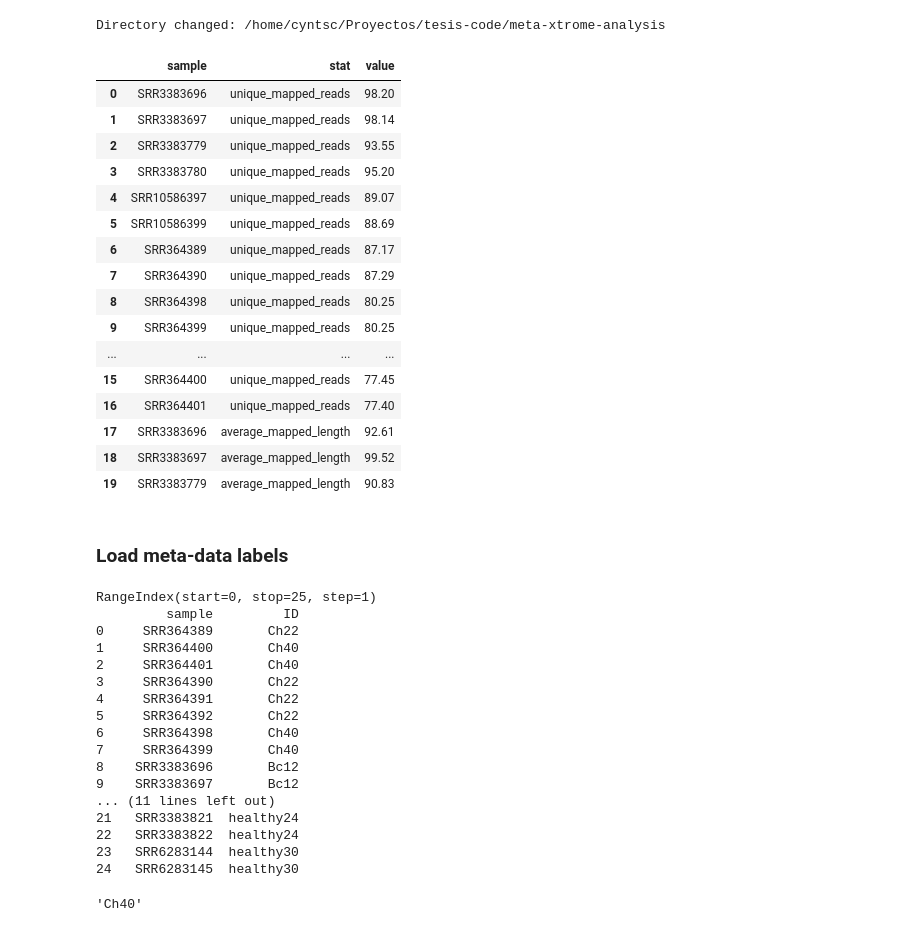
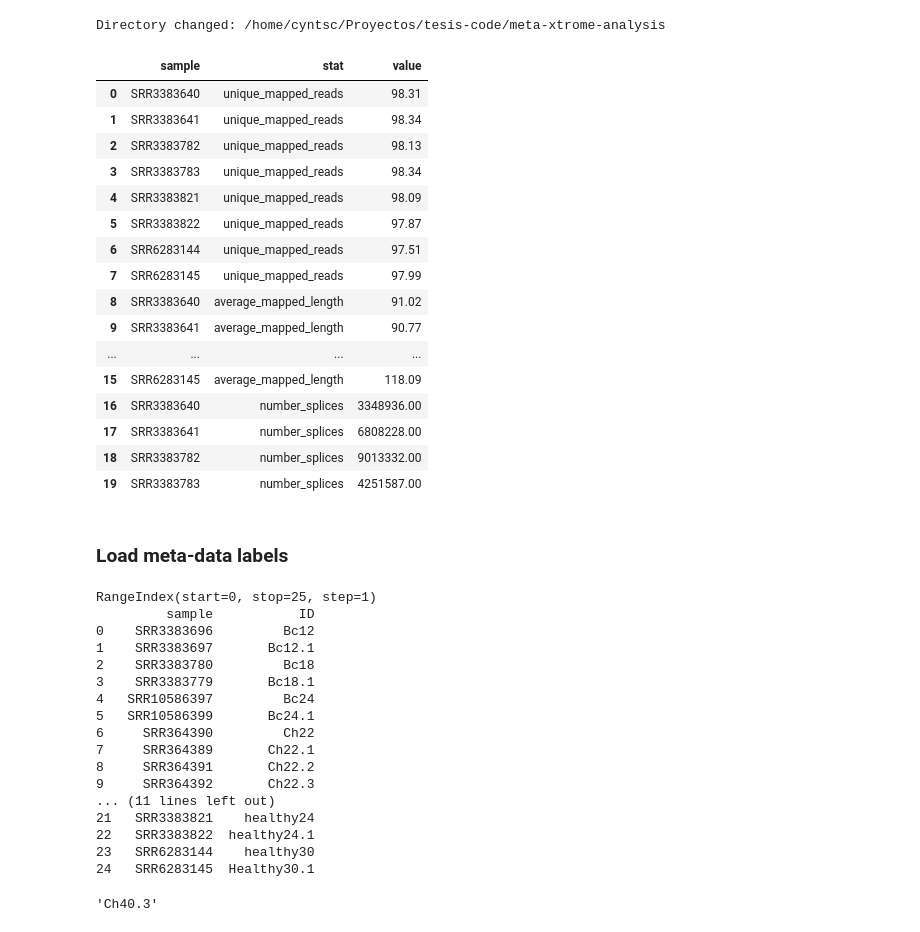
Before and after one commit to cyntsc/meta-analisis-athal, a Jupyter notebook: notebooks/0_alignments_statis_all.ipynb, the cells around one changed output. Cells and saved outputs as stored; diff of their text form; code cells hidden in the pictures.

```diff
--- a/notebooks/0_alignments_statis_all.ipynb
+++ b/notebooks/0_alignments_statis_all.ipynb
@@ -33,38 +33,39 @@ except OSError:
 Directory changed: /home/cyntsc/Proyectos/tesis-code/meta-xtrome-analysis
 # %%
 # choose one of the stats file prepared.
-df=pd.read_csv("results-data/my_statistics_STAR_alignment_all.txt", sep='\s+', header=None)
-#df=pd.read_csv("results-data/my_statistics_STAR_alignment_healthy.txt", sep='\s+', header=None)
+#df=pd.read_csv("results-data/my_statistics_STAR_alignment_all.txt", sep='\s+', header=None)
+df=pd.read_csv("results-data/my_statistics_STAR_alignment_healthy.txt", sep='\s+', header=None)
 #df=pd.read_csv("results-data/my_statistics_STAR_alignment_infected.txt", sep='\s+', header=None)
 
 df.columns = ["sample","stat", "value"]
 df['value'] = df['value'].str.rstrip('%').astype('float') #/ 100.0
 df.head(20)
 # %% [output]
 |  | sample | stat | value |
-| 0 | SRR3383696 | unique_mapped_reads | 98.20 |
-| 1 | SRR3383697 | unique_mapped_reads | 98.14 |
-| 2 | SRR3383779 | unique_mapped_reads | 93.55 |
-| 3 | SRR3383780 | unique_mapped_reads | 95.20 |
-| 4 | SRR10586397 | unique_mapped_reads | 89.07 |
-| 5 | SRR10586399 | unique_mapped_reads | 88.69 |
-| 6 | SRR364389 | unique_mapped_reads | 87.17 |
-| 7 | SRR364390 | unique_mapped_reads | 87.29 |
-| 8 | SRR364398 | unique_mapped_reads | 80.25 |
-| 9 | SRR364399 | unique_mapped_reads | 80.25 |
+| 0 | SRR3383640 | unique_mapped_reads | 98.31 |
+| 1 | SRR3383641 | unique_mapped_reads | 98.34 |
+| 2 | SRR3383782 | unique_mapped_reads | 98.13 |
+| 3 | SRR3383783 | unique_mapped_reads | 98.34 |
+| 4 | SRR3383821 | unique_mapped_reads | 98.09 |
+| 5 | SRR3383822 | unique_mapped_reads | 97.87 |
+| 6 | SRR6283144 | unique_mapped_reads | 97.51 |
+| 7 | SRR6283145 | unique_mapped_reads | 97.99 |
+| 8 | SRR3383640 | average_mapped_length | 91.02 |
+| 9 | SRR3383641 | average_mapped_length | 90.77 |
 | ... | ... | ... | ... |
-| 15 | SRR364400 | unique_mapped_reads | 77.45 |
-| 16 | SRR364401 | unique_mapped_reads | 77.40 |
-| 17 | SRR3383696 | average_mapped_length | 92.61 |
-| 18 | SRR3383697 | average_mapped_length | 99.52 |
-| 19 | SRR3383779 | average_mapped_length | 90.83 |
+| 15 | SRR6283145 | average_mapped_length | 118.09 |
+| 16 | SRR3383640 | number_splices | 3348936.00 |
+| 17 | SRR3383641 | number_splices | 6808228.00 |
+| 18 | SRR3383782 | number_splices | 9013332.00 |
+| 19 | SRR3383783 | number_splices | 4251587.00 |
 # %% [markdown]
 ### Load meta-data labels
 # %%
-lst_header=["sample","fungus","hpi","ID"]
+#lst_header=["sample","fungus","hpi","ID"]
+lst_header=["sample","ID"]
 
 file='meta-data/ID_samples.csv'   ###Ojo. arreglar ID_samples.csv metadata.csv, metadata2.cvs (index)
-df_meta=pd.read_csv(file, sep='\,', engine='python',usecols=[0,4])
+df_meta=pd.read_csv(file, sep='\,', engine='python',usecols=[0,1]) #usecols=[0,4]
 print(df_meta.index)
 print(df_meta)
 
@@ -75,23 +76,23 @@ ID_sample = sample['ID'].values[0]
 ID_sample
 # %% [output]
 RangeIndex(start=0, stop=25, step=1)
-         sample         ID
-0     SRR364389       Ch22
-1     SRR364400       Ch40
-2     SRR364401       Ch40
-3     SRR364390       Ch22
-4     SRR364391       Ch22
-5     SRR364392       Ch22
-6     SRR364398       Ch40
-7     SRR364399       Ch40
-8    SRR3383696       Bc12
-9    SRR3383697       Bc12
+         sample           ID
+0    SRR3383696         Bc12
+1    SRR3383697       Bc12.1
+2    SRR3383780         Bc18
+3    SRR3383779       Bc18.1
+4   SRR10586397         Bc24
+5   SRR10586399       Bc24.1
+6     SRR364390         Ch22
+7     SRR364389       Ch22.1
+8     SRR364391       Ch22.2
+9     SRR364392       Ch22.3
 ... (11 lines left out)
-21   SRR3383821  healthy24
-22   SRR3383822  healthy24
-23   SRR6283144  healthy30
-24   SRR6283145  healthy30
+21   SRR3383821    healthy24
+22   SRR3383822  healthy24.1
+23   SRR6283144    healthy30
+24   SRR6283145  Healthy30.1
-'Ch40'
+'Ch40.3'
 # %%
 result = pd.merge(df, df_meta, on='sample')
 result
```
Also changed, not shown: parts of 7 cells of this notebook, 18 other files.
